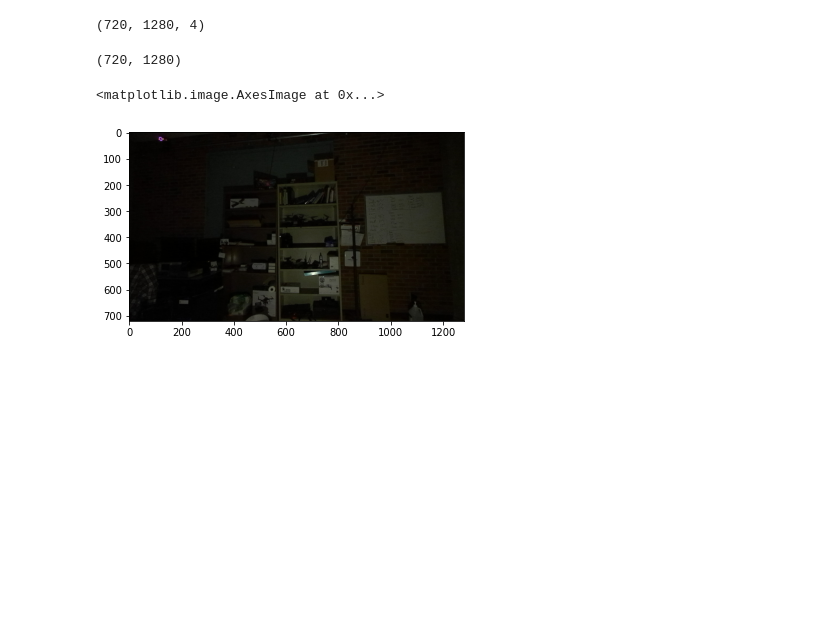
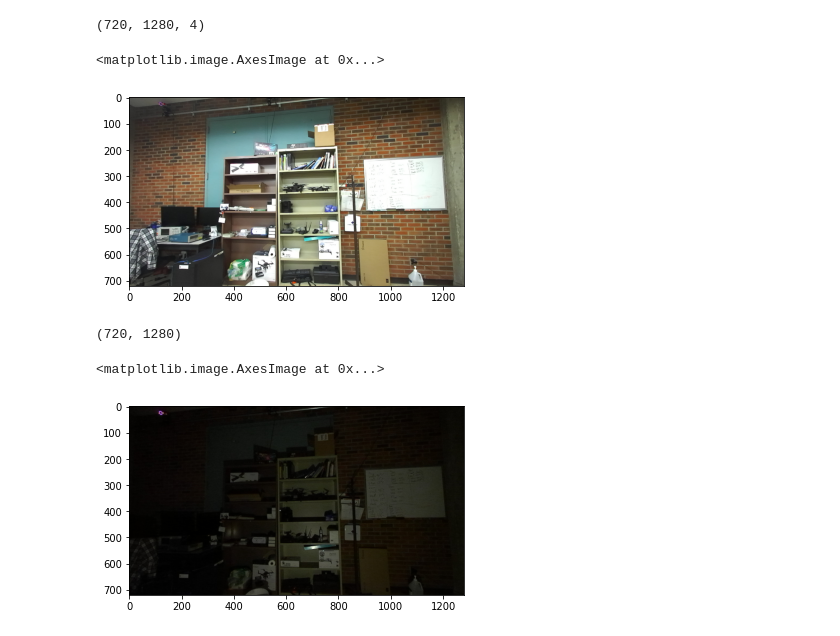
Before and after one commit to sophiajwagner/depth-image-enhancement-for-UAV-exploration, a Jupyter notebook: main.ipynb, the cells around one changed output. Saved outputs shown, nothing was run; the diff lists cells and outputs as text; code cells hidden in the pictures; blank space fills up the shorter version.

Commit message:
added left image enhancement and fixed some bugs

```diff
--- a/main.ipynb
+++ b/main.ipynb
@@ -177,7 +296,7 @@ import skimage.io as io
 import numpy as np
 import matplotlib.pyplot as plt
 
-input_path = os.path.join('../python_images_new','low_light/low_left')
+input_path = os.path.join('../python_images_new','high_light/high_left')
 input_name = os.path.join(input_path, 'image_'+str(1)+'.png')
 input = io.imread(input_name)
 input = np.divide(input, 255)
@@ -185,6 +304,11 @@ input = np.divide(input, 255)
 input.shape
 # %% [output]
 (720, 1280, 4)
+# %%
+plt.imshow(input[:,:,:3])
+# %% [output]
+<matplotlib.image.AxesImage at 0x...>
+[figure, added]
 # %%
 input_path = os.path.join('../python_images_new','low_light/low_depth')
 input_name = os.path.join(input_path, 'image_'+str(1)+'.png')
```
Also changed, not shown: parts of 9 cells of this notebook, 4 other files.
